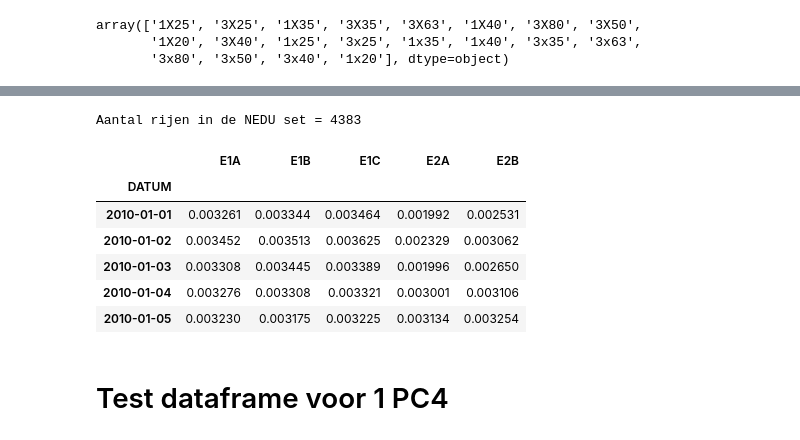
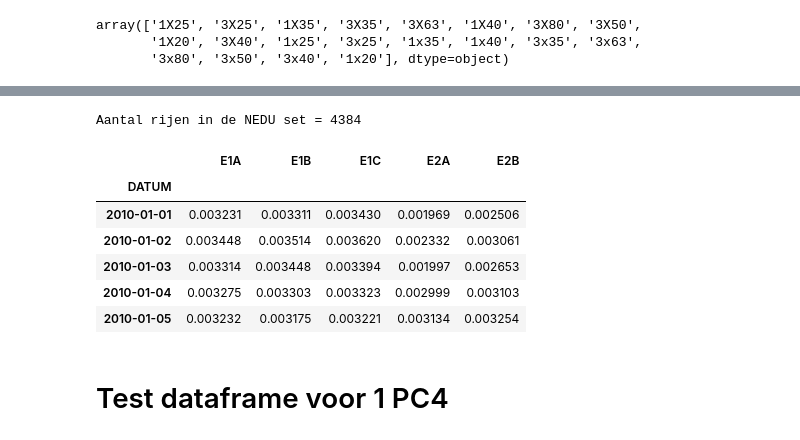
Before and after one commit to processminery/jads_enexis, a Jupyter notebook: notebooks/Kleinverbruik x NEDU.ipynb, the cells around one changed output, grey strips where cells are left out. Drawn from its saved outputs; the diff is of its cells as text; code cells hidden in the pictures.

```diff
--- a/notebooks/Kleinverbruik x NEDU.ipynb
+++ b/notebooks/Kleinverbruik x NEDU.ipynb
@@ -86,34 +85,34 @@ df_verbruik.head()
 # %%
 from datetime import datetime
 import math
 
 # Voeg een datum kolom toe zodat we kunnen aggreren per datum per profiel
 def haal_datum_op(datum):
     datum = pd.to_datetime(datum)
     # Laatste rij is blijkbaar NaN.
     if math.isnan(datum.year):
         return ''
     return datetime(datum.year,datum.month,datum.day)
-df_nedu_profielen["DATUM"] = np.vectorize(haal_datum_op)(df_nedu_profielen.Start)
+df_nedu_profielen["DATUM"] = np.vectorize(haal_datum_op)(df_nedu_profielen.Datum)
 
 # Groepeer op datum en sommeer de profielen die we nodig hebben
 df_nedu_gereduceerd = df_nedu_profielen.groupby('DATUM').agg({'E1A':'sum', 'E1B':'sum', 'E1C':'sum', 'E2A':'sum', 'E2B':'sum'})
 
 # Sorteer op datum
 df_nedu_gereduceerd = df_nedu_gereduceerd.sort_values(by='DATUM')
 print (f"Aantal rijen in de NEDU set = {df_nedu_gereduceerd.shape[0]}")
 
 # Check de eerste paar rijen.
 df_nedu_gereduceerd.head()
 # %% [output]
-Aantal rijen in de NEDU set = 4383
+Aantal rijen in de NEDU set = 4384
 |  | E1A | E1B | E1C | E2A | E2B |
 | DATUM |  |  |  |  |  |
-| 2010-01-01 | 0.003261 | 0.003344 | 0.003464 | 0.001992 | 0.002531 |
-| 2010-01-02 | 0.003452 | 0.003513 | 0.003625 | 0.002329 | 0.003062 |
-| 2010-01-03 | 0.003308 | 0.003445 | 0.003389 | 0.001996 | 0.002650 |
-| 2010-01-04 | 0.003276 | 0.003308 | 0.003321 | 0.003001 | 0.003106 |
-| 2010-01-05 | 0.003230 | 0.003175 | 0.003225 | 0.003134 | 0.003254 |
+| 2010-01-01 | 0.003231 | 0.003311 | 0.003430 | 0.001969 | 0.002506 |
+| 2010-01-02 | 0.003448 | 0.003514 | 0.003620 | 0.002332 | 0.003061 |
+| 2010-01-03 | 0.003314 | 0.003448 | 0.003394 | 0.001997 | 0.002653 |
+| 2010-01-04 | 0.003275 | 0.003303 | 0.003323 | 0.002999 | 0.003103 |
+| 2010-01-05 | 0.003232 | 0.003175 | 0.003221 | 0.003134 | 0.003254 |
 # %% [markdown]
 # Test dataframe voor 1 PC4
 # %%
```
Also changed, not shown: parts of 11 cells of this notebook, 5 other files.
